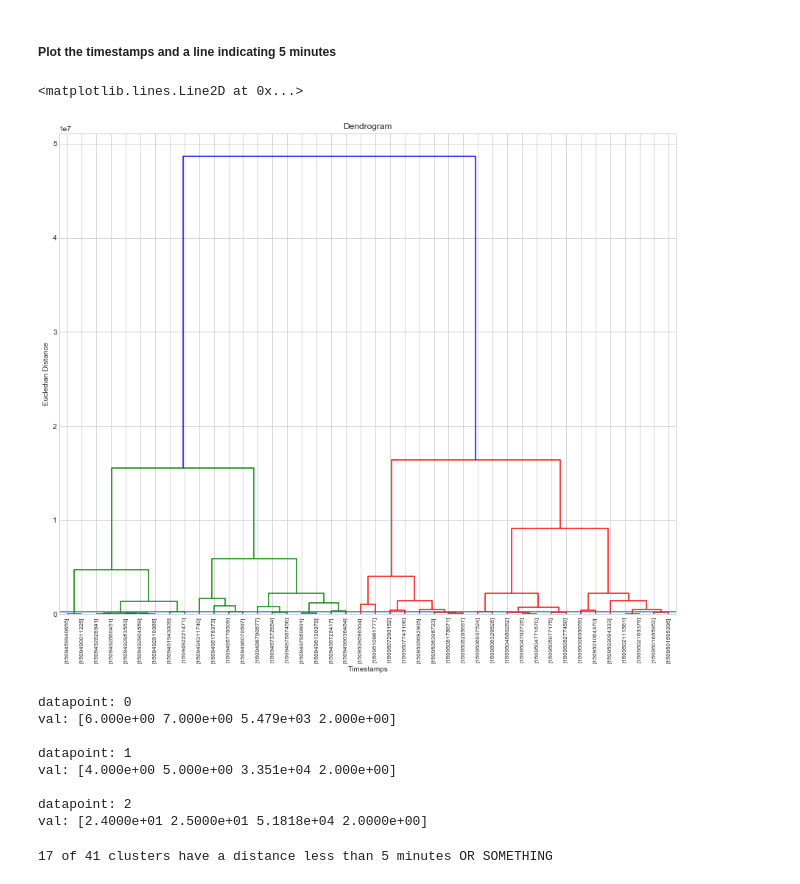
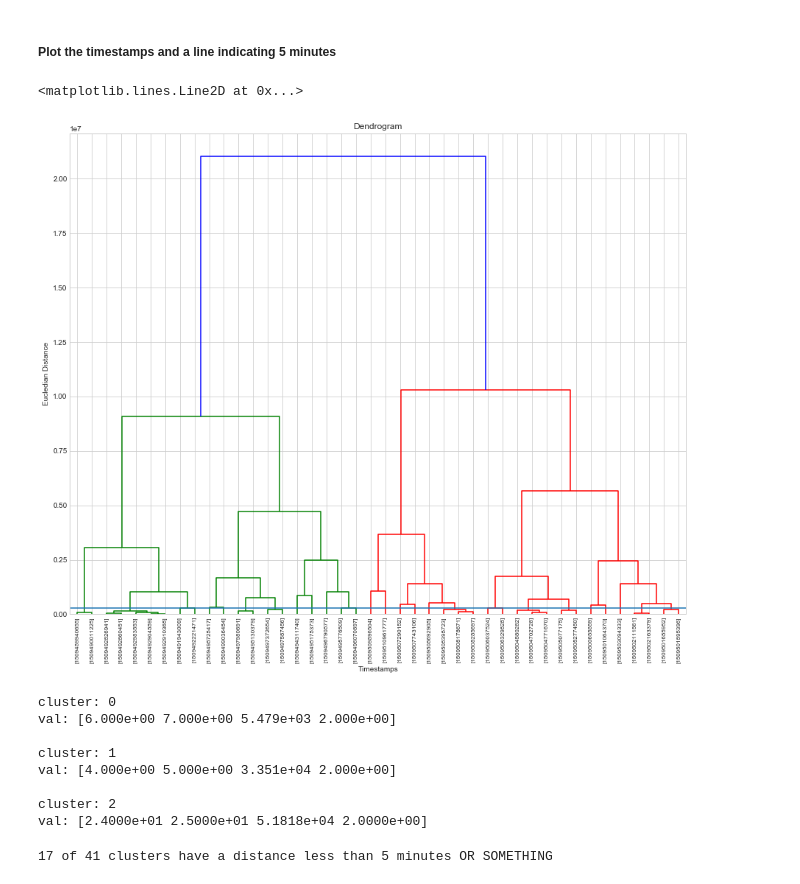
Before and after one commit to WyTho/MachineLearning, a Jupyter notebook: jupyter/hca2.ipynb, the cells around one changed output. Cells and saved outputs as stored; diff of their text form; code cells hidden in the pictures.

```diff
--- a/jupyter/hca2.ipynb
+++ b/jupyter/hca2.ipynb
@@ -79,25 +78,25 @@ array([[1509489940655],
 ##### Plot the timestamps and a line indicating 5 minutes
 # %%
 from scipy.cluster.hierarchy import dendrogram, linkage
-Z = linkage(X, method='ward')
+Z = linkage(X, method='complete')
 gram = dendrogram(
     Z,
-    labels=X
+    labels=X,
     # truncate_mode='lastp',
     # p=12,
     # leaf_rotation=45.,
     # leaf_font_size=15.,
     # show_contracted=True
 )
 plt.title('Dendrogram')
 plt.xlabel('Timestamps')
 plt.ylabel('Eucledian Distance')
 
 # This line represents a distance of 5 minutes
 plt.axhline(y=300000)
 # %% [output]
 <matplotlib.lines.Line2D at 0x...>
-[figure, old version]
+[figure, new version]
 # %%
 # Debug Z
 
@@ -112,15 +111,15 @@ for idx, val in enumerate(Z):
 
     # debug a couple of the Z's
     if(idx == 0 or idx == 1 or idx == 2):
-        print('datapoint:', idx, '\nval:', val, '\n')
+        print('cluster:', idx, '\nval:', val, '\n')
 # %% [output]
-datapoint: 0
+cluster: 0
 val: [6.000e+00 7.000e+00 5.479e+03 2.000e+00]
 
-datapoint: 1
+cluster: 1
 val: [4.000e+00 5.000e+00 3.351e+04 2.000e+00]
 
-datapoint: 2
+cluster: 2
 val: [2.4000e+01 2.5000e+01 5.1818e+04 2.0000e+00]
 # %%
 total_number_of_clusters = Z.shape[0]
```
Also changed, not shown: parts of 7 cells of this notebook.
